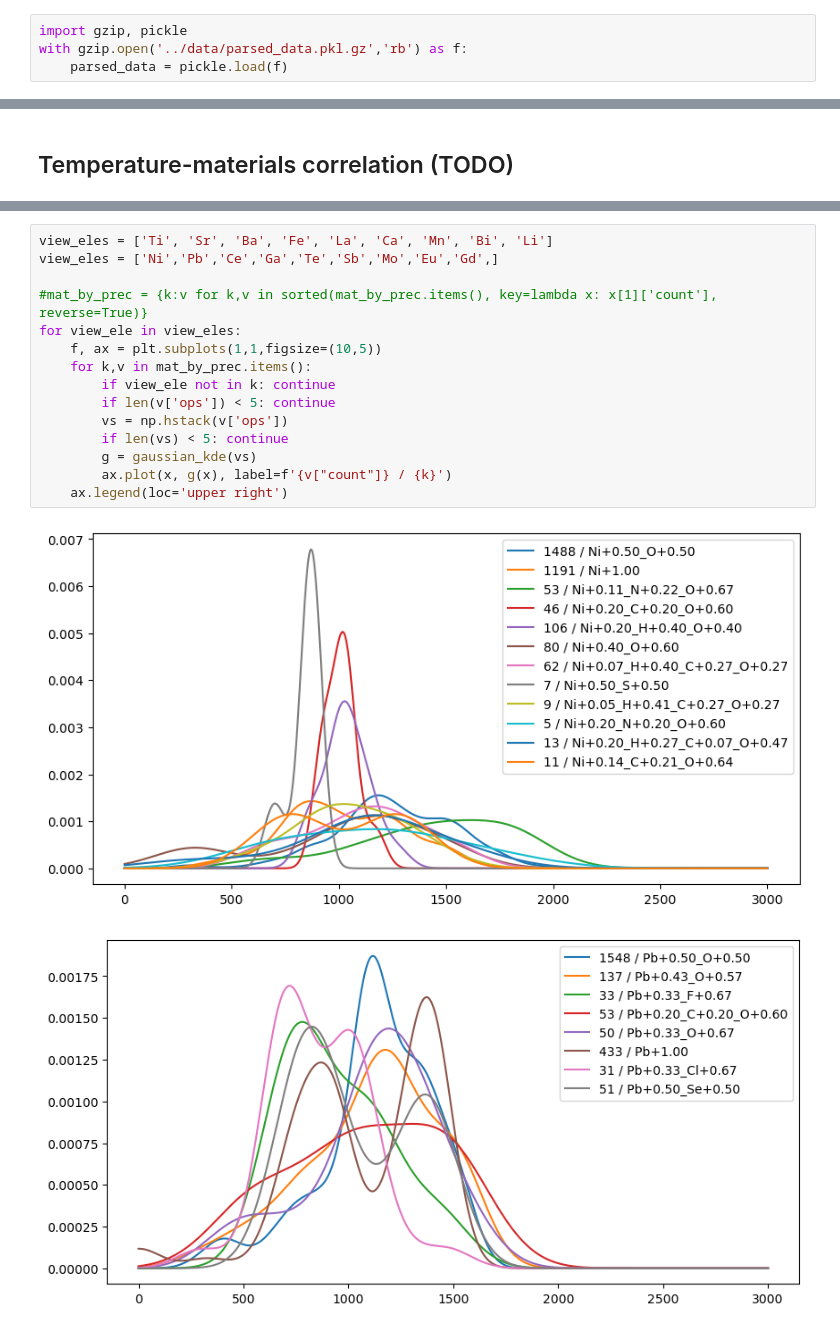
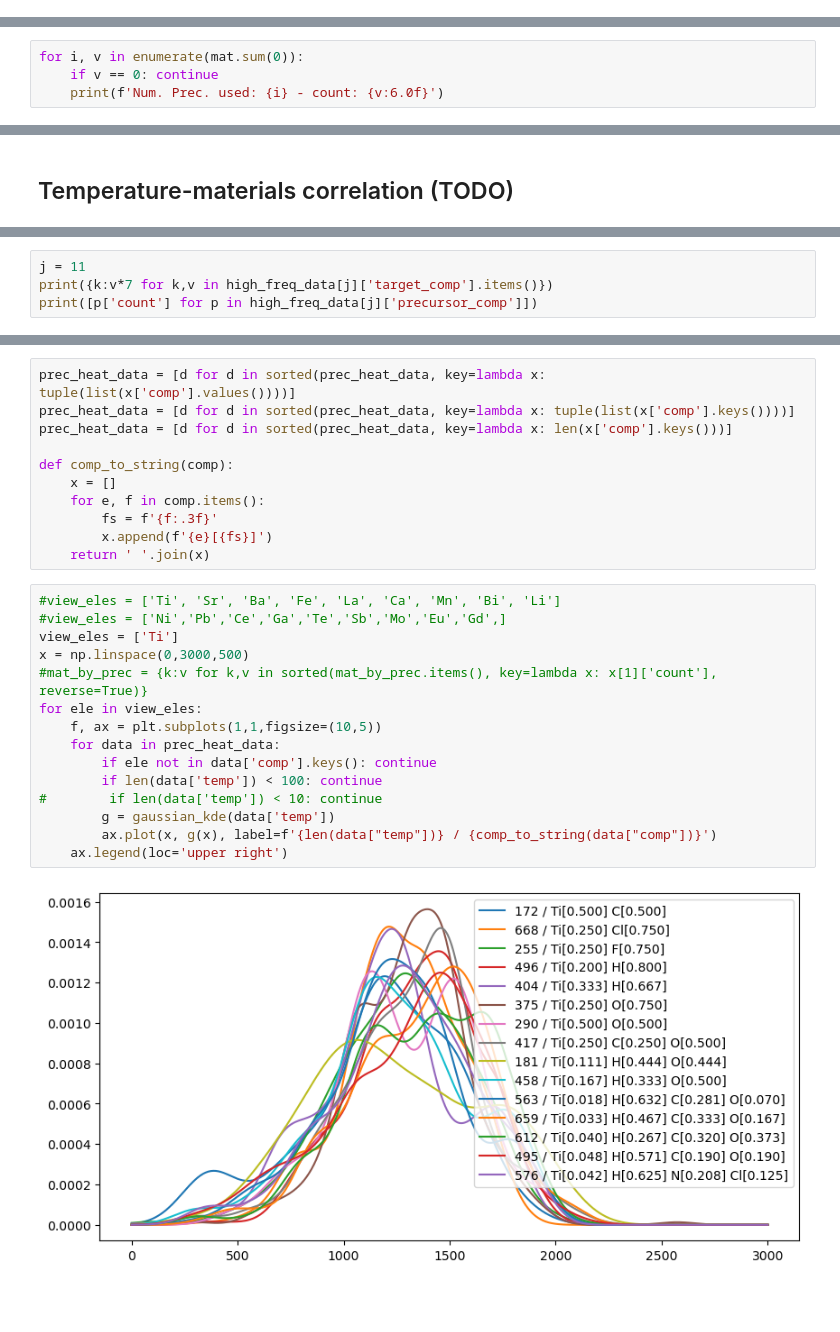
Before and after one commit to git-jhyang/inorganic_synthesis, a Jupyter notebook: notebooks/analysis_data.ipynb, the cells around one changed output, grey strips where cells are left out. Saved outputs shown, nothing was run; the diff lists cells and outputs as text; blank space fills up the shorter version.

```diff
--- a/notebooks/analysis_data.ipynb
+++ b/notebooks/analysis_data.ipynb
@@ -245,6 +375,2 @@ with gzip.open('../data/parsed_data.pkl.gz','wb') as f:
 # %% [markdown]
 # Parsed dataset
-# %%
-import gzip, pickle
-with gzip.open('../data/parsed_data.pkl.gz','rb') as f:
-    parsed_data = pickle.load(f)
@@ -587,0 +1038,4 @@ f.subplots_adjust(hspace=0)
+# %%
+for i, v in enumerate(mat.sum(0)):
+    if v == 0: continue
+    print(f'Num. Prec. used: {i} - count: {v:6.0f}')
@@ -713,0 +1180,4 @@ count_fg_eles[('O',)]
+# %%
+j = 11
+print({k:v*7 for k,v in high_freq_data[j]['target_comp'].items()})
+print([p['count'] for p in high_freq_data[j]['precursor_comp']])
@@ -714,18 +1274,28 @@ count_fg_eles[('O',)]
+# %%
+prec_heat_data = [d for d in sorted(prec_heat_data, key=lambda x: tuple(list(x['comp'].values())))]
+prec_heat_data = [d for d in sorted(prec_heat_data, key=lambda x: tuple(list(x['comp'].keys())))]
+prec_heat_data = [d for d in sorted(prec_heat_data, key=lambda x: len(x['comp'].keys()))]
+
+def comp_to_string(comp):
+    x = []
+    for e, f in comp.items():
+        fs = f'{f:.3f}'
+        x.append(f'{e}[{fs}]')
+    return ' '.join(x)
 # %%
-view_eles = ['Ti', 'Sr', 'Ba', 'Fe', 'La', 'Ca', 'Mn', 'Bi', 'Li']
-view_eles = ['Ni','Pb','Ce','Ga','Te','Sb','Mo','Eu','Gd',]
-
+#view_eles = ['Ti', 'Sr', 'Ba', 'Fe', 'La', 'Ca', 'Mn', 'Bi', 'Li']
+#view_eles = ['Ni','Pb','Ce','Ga','Te','Sb','Mo','Eu','Gd',]
+view_eles = ['Ti']
+x = np.linspace(0,3000,500)
 #mat_by_prec = {k:v for k,v in sorted(mat_by_prec.items(), key=lambda x: x[1]['count'], reverse=True)}
-for view_ele in view_eles:
+for ele in view_eles:
     f, ax = plt.subplots(1,1,figsize=(10,5))
-    for k,v in mat_by_prec.items():
-        if view_ele not in k: continue
-        if len(v['ops']) < 5: continue
-        vs = np.hstack(v['ops'])
-        if len(vs) < 5: continue
-        g = gaussian_kde(vs)
-        ax.plot(x, g(x), label=f'{v["count"]} / {k}')
+    for data in prec_heat_data:
+        if ele not in data['comp'].keys(): continue
+        if len(data['temp']) < 100: continue
+#        if len(data['temp']) < 10: continue
+        g = gaussian_kde(data['temp'])
+        ax.plot(x, g(x), label=f'{len(data["temp"])} / {comp_to_string(data["comp"])}')
     ax.legend(loc='upper right')
 # %% [output]
-[figure, old version]
+[figure, new version]
-[figure, removed]
```
Also changed, not shown: parts of 60 cells of this notebook, 16 other files.
